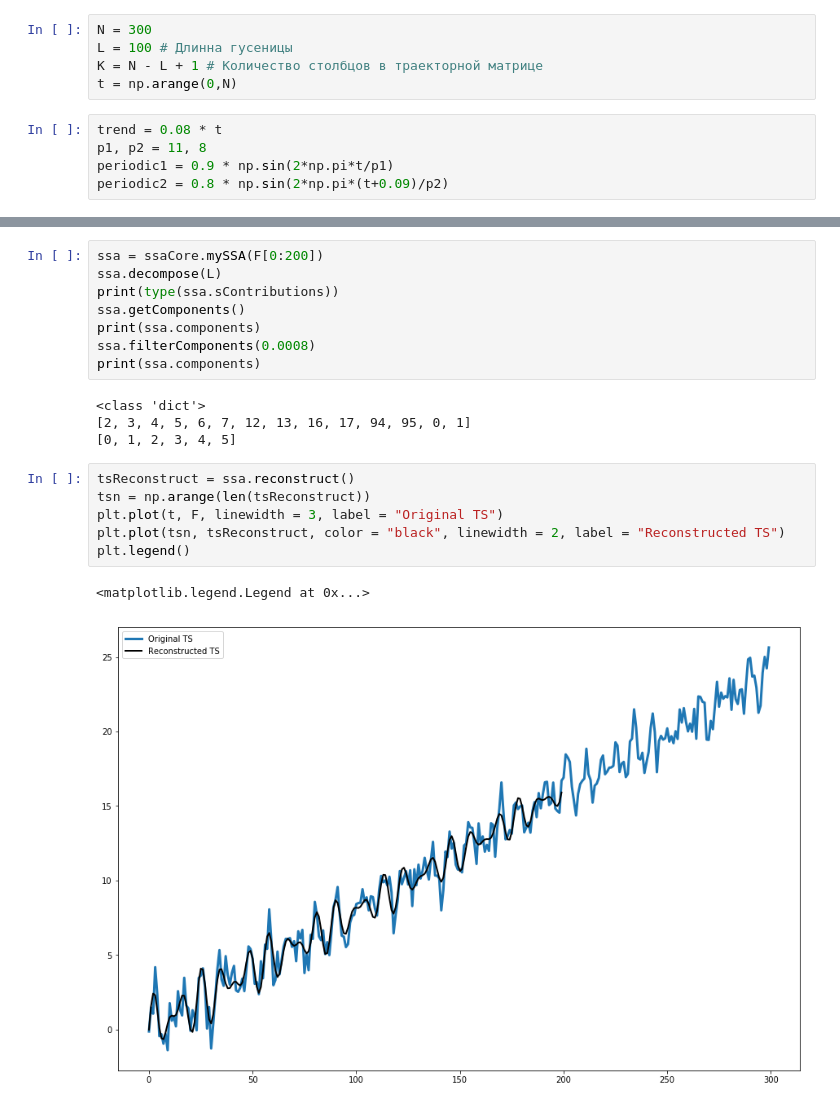
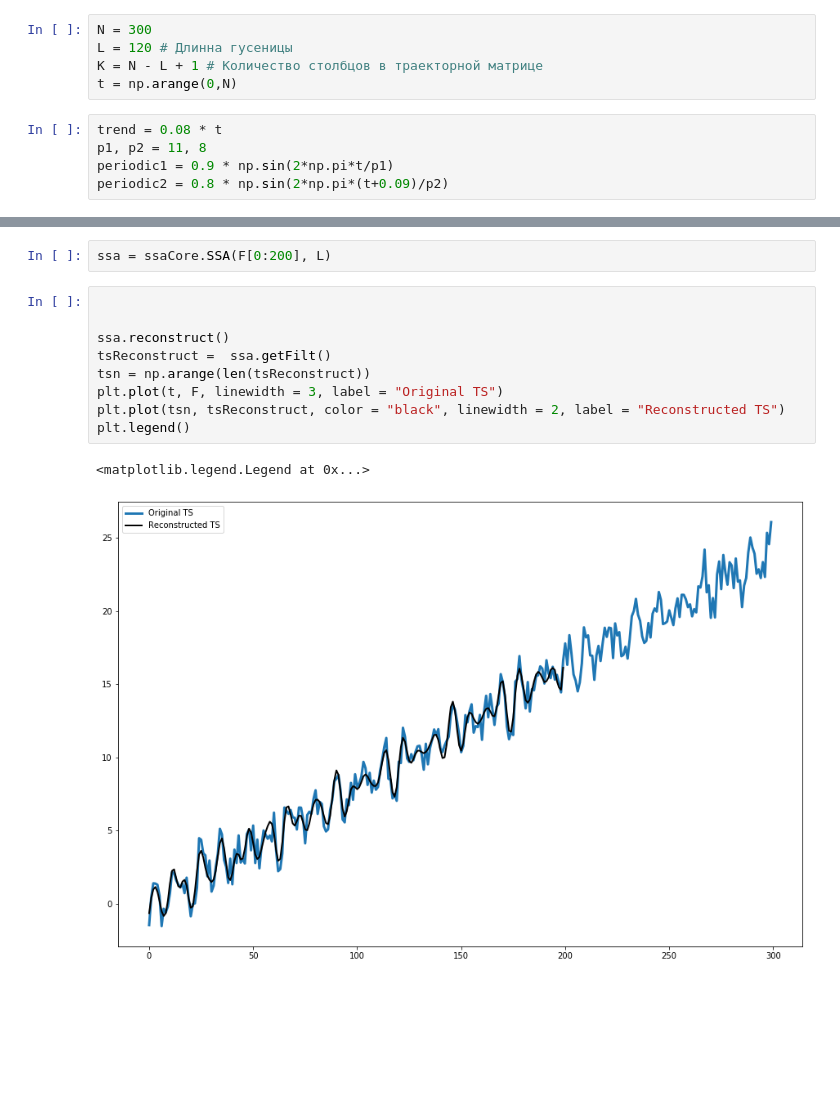
Before and after one commit to kiryakm/SSA, a Jupyter notebook: Example.ipynb, the cells around one changed output, grey strips where cells are left out. Saved outputs shown, nothing was run; the diff lists cells and outputs as text; blank space fills up the shorter version.

```diff
--- a/Example.ipynb
+++ b/Example.ipynb
@@ -24,6 +14,6 @@ def getDif(F, Frest):
 # %%
 N = 300
-L = 100 # Длинна гусеницы
+L = 120 # Длинна гусеницы
 K = N - L + 1 # Количество столбцов в траекторной матрице
 t = np.arange(0,N)
 # %%
@@ -42,24 +32,17 @@ plt.plot(t, F)
-# %%
-ssa = ssaCore.mySSA(F[0:200])
-ssa.decompose(L)
-print(type(ssa.sContributions))
-ssa.getComponents()
-print(ssa.components)
-ssa.filterComponents(0.0008)
-print(ssa.components)
-# %% [output]
-<class 'dict'>
-[2, 3, 4, 5, 6, 7, 12, 13, 16, 17, 94, 95, 0, 1]
-[0, 1, 2, 3, 4, 5]
+# %%
+ssa = ssaCore.SSA(F[0:200], L)
 # %%
-tsReconstruct = ssa.reconstruct()
+
+
+ssa.reconstruct()
+tsReconstruct =  ssa.getFilt()
 tsn = np.arange(len(tsReconstruct))
 plt.plot(t, F, linewidth = 3, label = "Original TS")
 plt.plot(tsn, tsReconstruct, color = "black", linewidth = 2, label = "Reconstructed TS")
 plt.legend()
 # %% [output]
 <matplotlib.legend.Legend at 0x...>
-[figure, old version]
+[figure, new version]
 # %%
 tsPredict = ssa.forecast(100)
 tsn = np.arange(len(tsReconstruct))
```
Also changed, not shown: parts of 19 cells of this notebook, 11 other files.
